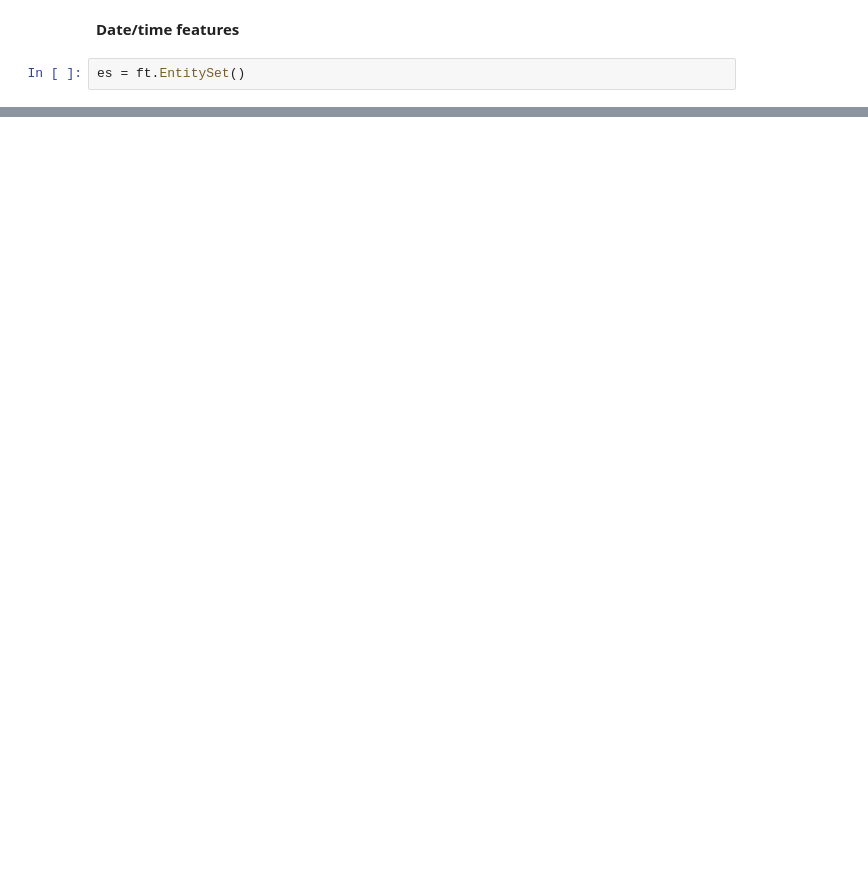
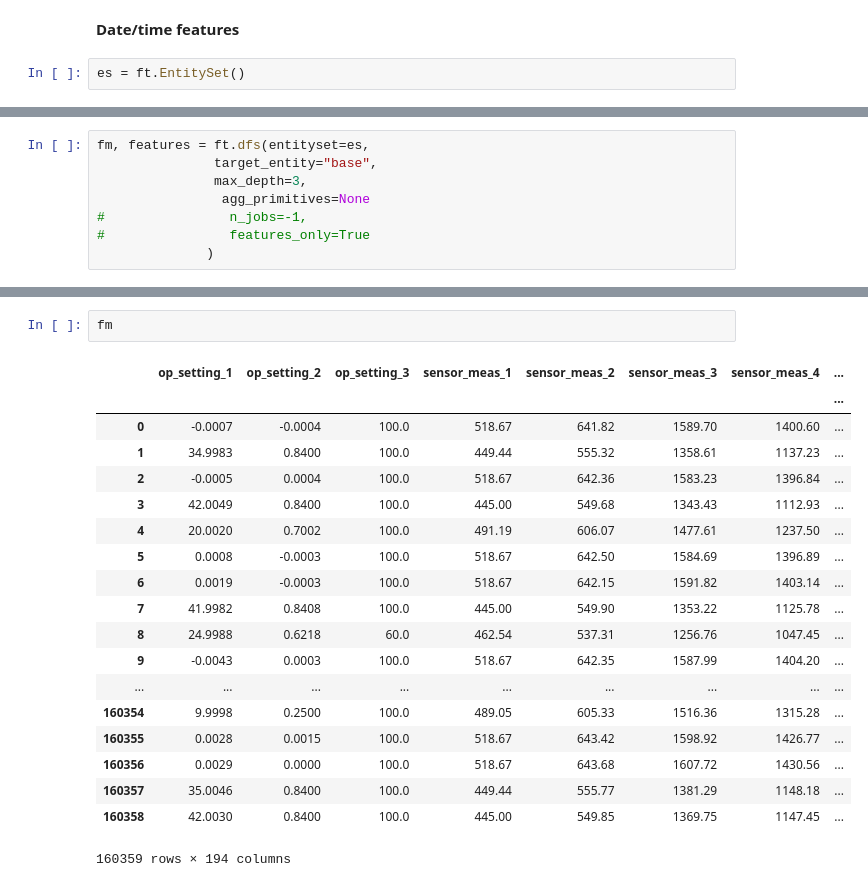
Before and after one commit to vesper-college-assignments/machine-learning, a Jupyter notebook: final_project/1-predict-ts/4_feature_engineering.ipynb, the cells around one changed output, grey strips where cells are left out. Saved outputs shown, nothing was run; the diff lists cells and outputs as text; blank space fills up the shorter version.

```diff
--- a/final_project/1-predict-ts/4_feature_engineering.ipynb
+++ b/final_project/1-predict-ts/4_feature_engineering.ipynb
@@ -88,0 +117,8 @@ TypeError: unhashable type: 'list'
+# %%
+fm, features = ft.dfs(entityset=es,
+               target_entity="base",
+               max_depth=3,
+                agg_primitives=None
+#                n_jobs=-1,
+#                features_only=True
+              )
@@ -88,0 +152,22 @@ TypeError: unhashable type: 'list'
+# %%
+fm
+# %% [output]
+|  | op_setting_1 | op_setting_2 | op_setting_3 | sensor_meas_1 | sensor_meas_2 | sensor_meas_3 | sensor_meas_4 | ... |
+|  |  |  |  |  |  |  |  | ... |
+| 0 | -0.0007 | -0.0004 | 100.0 | 518.67 | 641.82 | 1589.70 | 1400.60 | ... |
+| 1 | 34.9983 | 0.8400 | 100.0 | 449.44 | 555.32 | 1358.61 | 1137.23 | ... |
+| 2 | -0.0005 | 0.0004 | 100.0 | 518.67 | 642.36 | 1583.23 | 1396.84 | ... |
+| 3 | 42.0049 | 0.8400 | 100.0 | 445.00 | 549.68 | 1343.43 | 1112.93 | ... |
+| 4 | 20.0020 | 0.7002 | 100.0 | 491.19 | 606.07 | 1477.61 | 1237.50 | ... |
+| 5 | 0.0008 | -0.0003 | 100.0 | 518.67 | 642.50 | 1584.69 | 1396.89 | ... |
+| 6 | 0.0019 | -0.0003 | 100.0 | 518.67 | 642.15 | 1591.82 | 1403.14 | ... |
+| 7 | 41.9982 | 0.8408 | 100.0 | 445.00 | 549.90 | 1353.22 | 1125.78 | ... |
+| 8 | 24.9988 | 0.6218 | 60.0 | 462.54 | 537.31 | 1256.76 | 1047.45 | ... |
+| 9 | -0.0043 | 0.0003 | 100.0 | 518.67 | 642.35 | 1587.99 | 1404.20 | ... |
+| ... | ... | ... | ... | ... | ... | ... | ... | ... |
+| 160354 | 9.9998 | 0.2500 | 100.0 | 489.05 | 605.33 | 1516.36 | 1315.28 | ... |
+| 160355 | 0.0028 | 0.0015 | 100.0 | 518.67 | 643.42 | 1598.92 | 1426.77 | ... |
+| 160356 | 0.0029 | 0.0000 | 100.0 | 518.67 | 643.68 | 1607.72 | 1430.56 | ... |
+| 160357 | 35.0046 | 0.8400 | 100.0 | 449.44 | 555.77 | 1381.29 | 1148.18 | ... |
+| 160358 | 42.0030 | 0.8400 | 100.0 | 445.00 | 549.85 | 1369.75 | 1147.45 | ... |
+160359 rows × 194 columns
```
Also changed, not shown: parts of 15 cells of this notebook, 6 other files.
